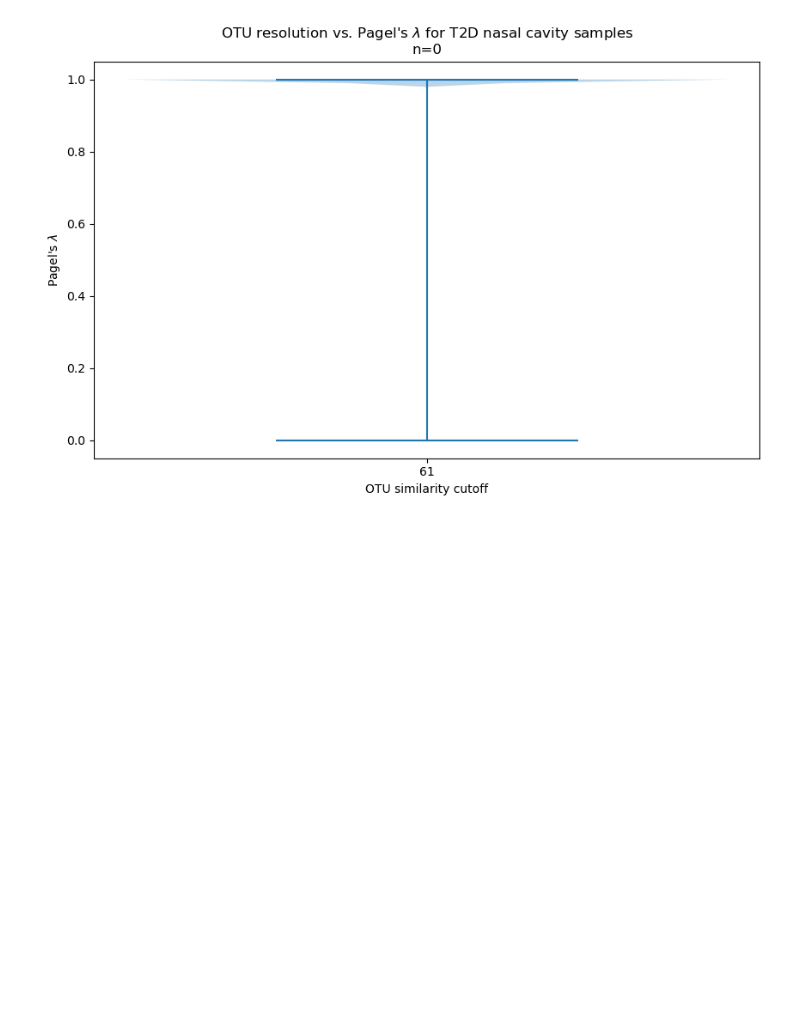
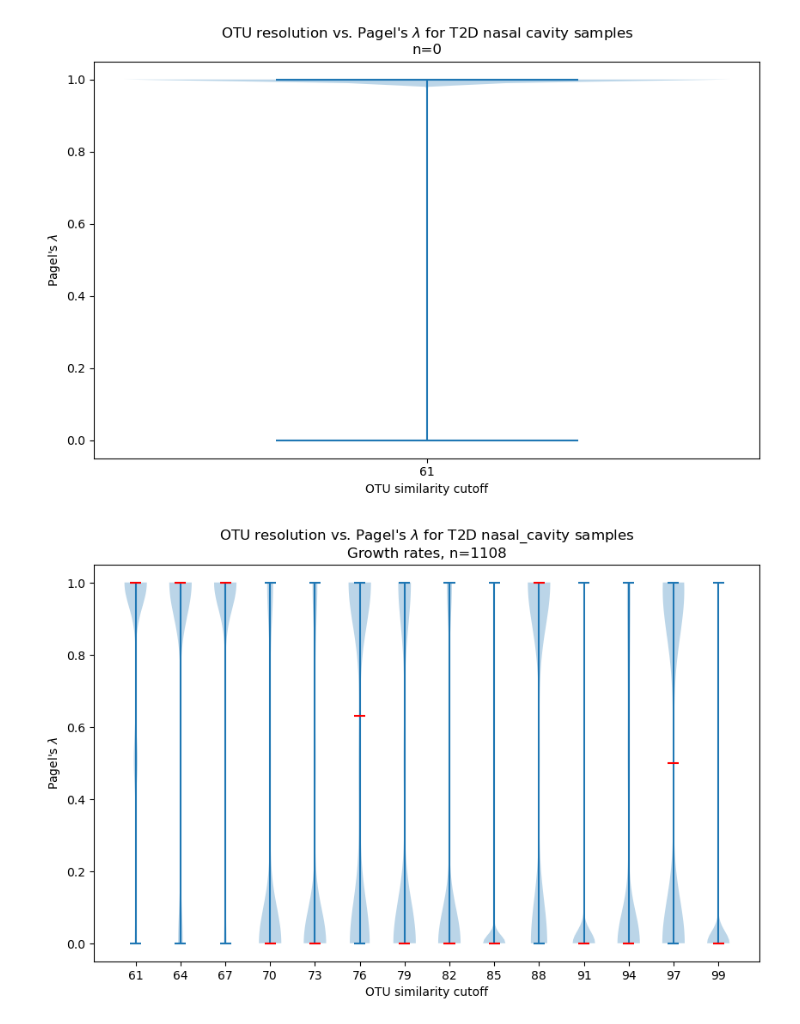
Before and after one commit to pchlenski/phylosig, a Jupyter notebook: 09_similarity_cutoff.ipynb, the cells around one changed output. Drawn from its saved outputs; the diff is of its cells as text; code cells hidden in the pictures; blank space fills up the shorter version.

```diff
--- a/09_similarity_cutoff.ipynb
+++ b/09_similarity_cutoff.ipynb
@@ -321,2 +319,40 @@ plt.show()
 # %% [output]
 [figure]
+# %%
+# Code using an output file
+
+CUTOFFS = [99, 97, 94, 91, 88, 85, 82, 79, 76, 73, 70, 67, 64, 61]
+DATASET = "t2d" # ibd, moms, t2d
+SITE = "nasal_cavity" # feces, rectum, vagina, buccal_mucosa, cervix_of_uterus, nasal_cavity
+TYPE = "growth" # abun, growth
+
+def plot_results(dataset_name, site, type, cutoffs=CUTOFFS):
+    df = pd.DataFrame()
+    for cutoff in cutoffs:
+        path = f"results/{type}_cluster/{dataset_name}_{site}_pls_cutoff{cutoff}.tsv"
+        pls = pd.read_table(path, index_col=0)
+        pls["cutoff"] = cutoff
+        df = df.append(pls)
+
+    fig, ax = plt.subplots(figsize=(10, 6))
+
+    n_samples = len(df[df["cutoff"] == 99])
+    lams_to_plot = df.groupby("cutoff")["lambda"].apply(list)
+
+    violin_parts = plt.violinplot(lams_to_plot, showmedians=True)
+    # Make medians red
+    violin_parts["cmedians"].set_edgecolor("red")
+
+    plt.xticks(range(1, len(lams_to_plot) + 1), lams_to_plot.index)
+    plt.xlabel("OTU similarity cutoff")
+    plt.ylabel("Pagel's $\lambda$")
+    if type == "growth":
+        typestr = "Growth rates"
+    elif type == "abun":
+        typestr = "Relative abundances"
+    plt.title(f"OTU resolution vs. Pagel's $\lambda$ for {dataset_name.upper()} {site} samples \n{typestr}, n={n_samples}")
+    plt.show()
+
+plot_results(DATASET, SITE, TYPE)
+# %% [output]
+[figure, added]
```
Also changed, not shown: parts of 4 cells of this notebook, 2 other files.
